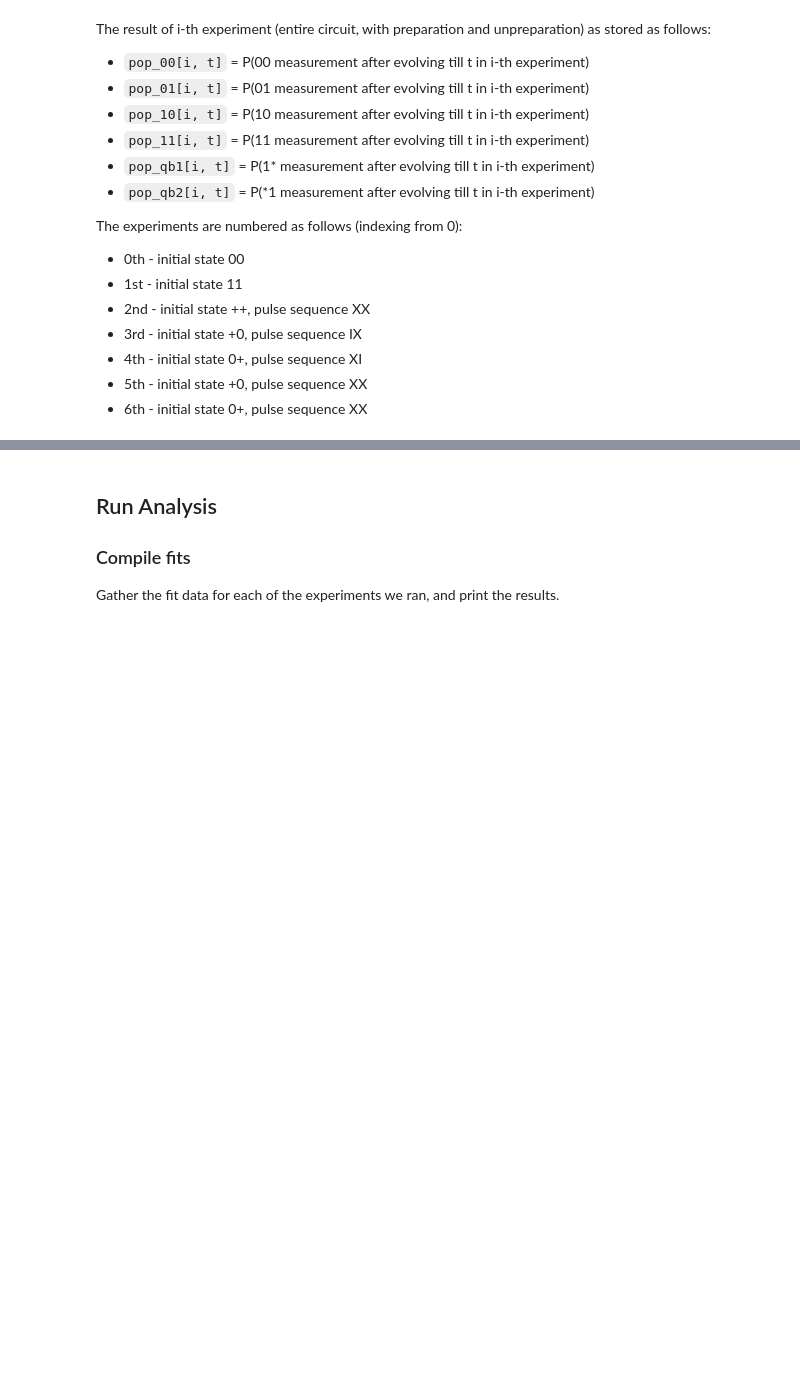
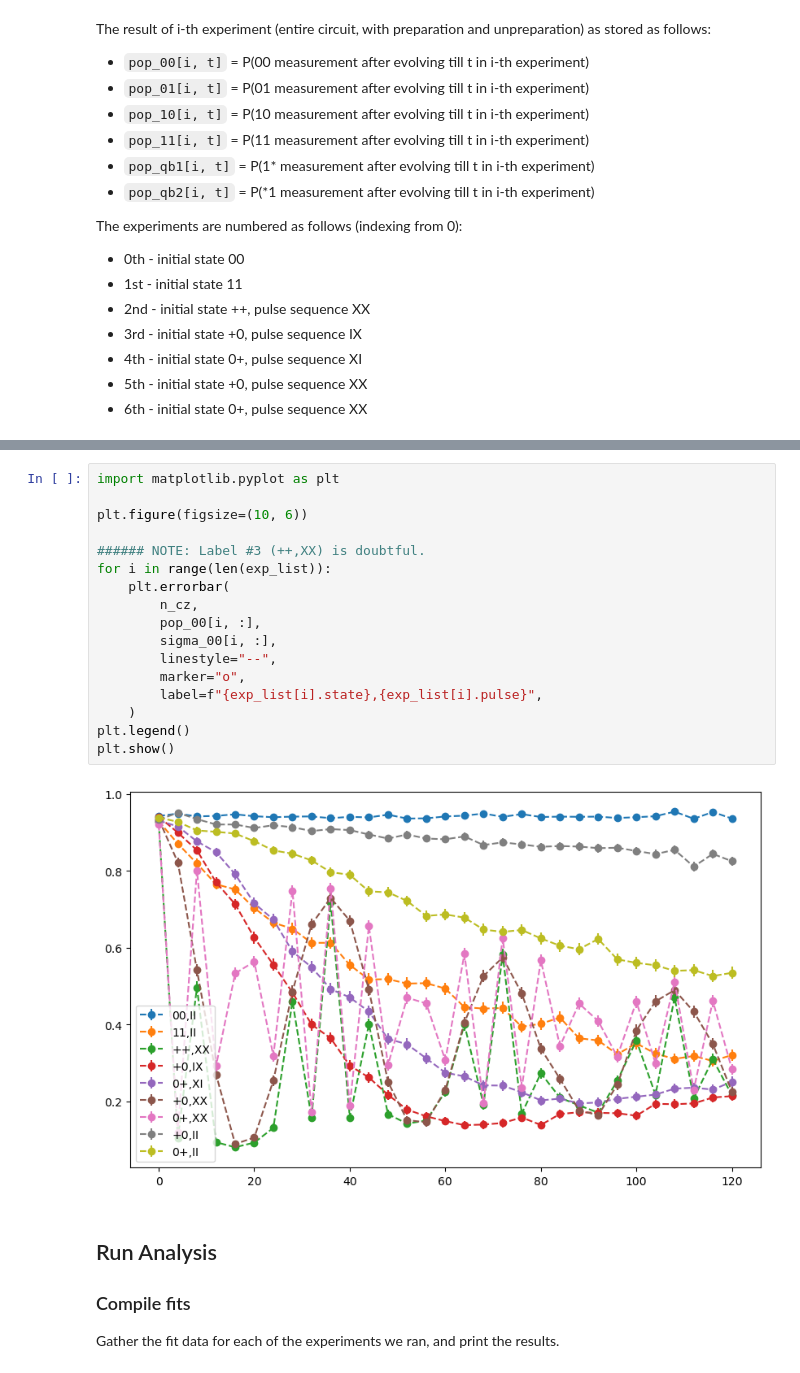
Before and after one commit to krsrv/2qbit-db, a Jupyter notebook: Calibration.ipynb, the cells around one changed output, grey strips where cells are left out. Drawn from its saved outputs; the diff is of its cells as text; blank space fills up the shorter version.

```diff
--- a/Calibration.ipynb
+++ b/Calibration.ipynb
@@ -144,3 +193,22 @@ tg_cz = 0.070 + 0.010; # microseconds
+# %%
+import matplotlib.pyplot as plt
+
+plt.figure(figsize=(10, 6))
+
+###### NOTE: Label #3 (++,XX) is doubtful.
+for i in range(len(exp_list)):
+    plt.errorbar(
+        n_cz,
+        pop_00[i, :],
+        sigma_00[i, :],
+        linestyle="--",
+        marker="o",
+        label=f"{exp_list[i].state},{exp_list[i].pulse}",
+    )
+plt.legend()
+plt.show()
+# %% [output]
+[figure, added]
 # %% [markdown]
 ## Run Analysis
 
```
Also changed, not shown: parts of 9 cells of this notebook.
